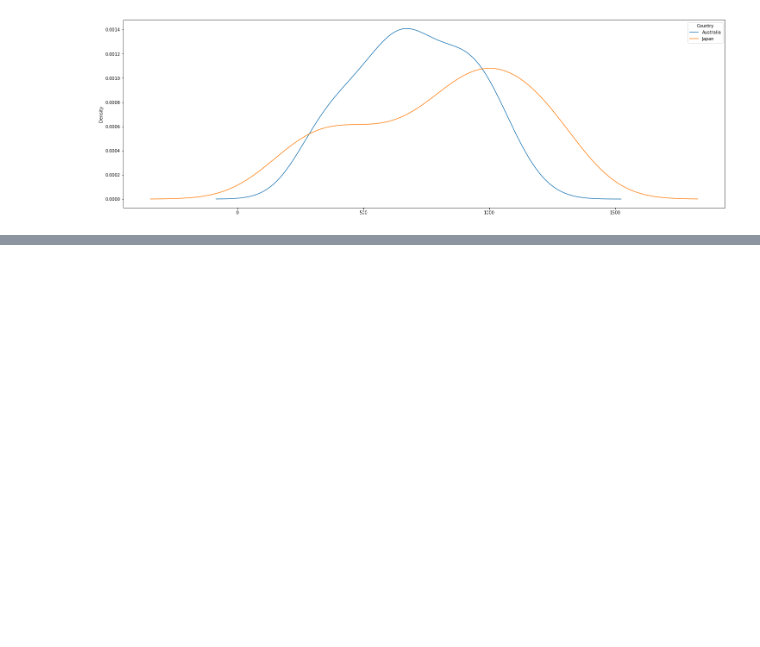
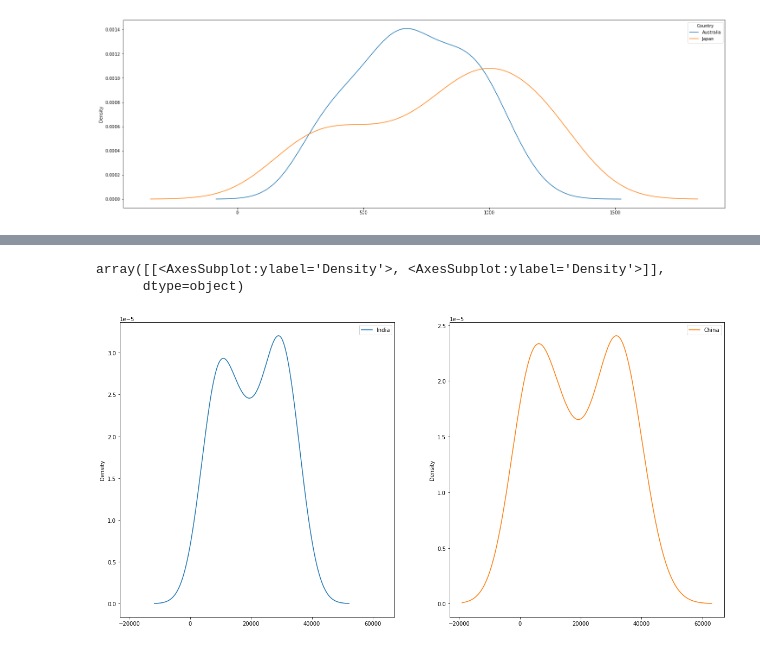
Before and after one commit to srishti2801/python1, a Jupyter notebook: data_science/data_analysis3.ipynb, the cells around one changed output, grey strips where cells are left out. Cells and saved outputs as stored; diff of their text form; code cells hidden in the pictures; blank space fills up the shorter version.

```diff
--- a/data_science/data_analysis3.ipynb
+++ b/data_science/data_analysis3.ipynb
@@ -276,0 +288,6 @@ df.loc[['Australia','Japan'],years].T.plot(kind='kde',figsize=(25,8))
+# %%
+df.loc[['India','China'], years].T.plot(kind='kde',figsize=(20,10),subplots=True, layout=(1,2))
+# %% [output]
+array([[<AxesSubplot:ylabel='Density'>, <AxesSubplot:ylabel='Density'>]],
+      dtype=object)
+[figure, added]
```
Also changed, not shown: parts of 18 cells of this notebook.
